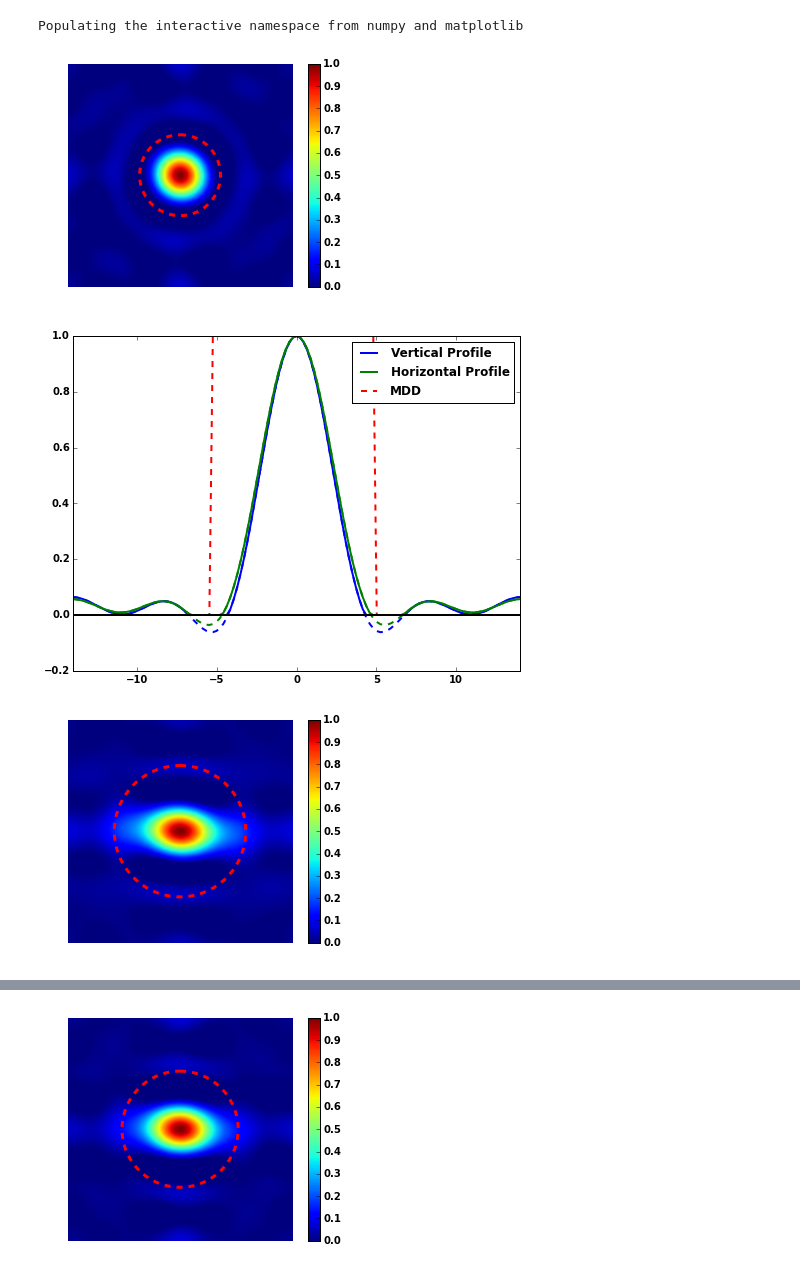
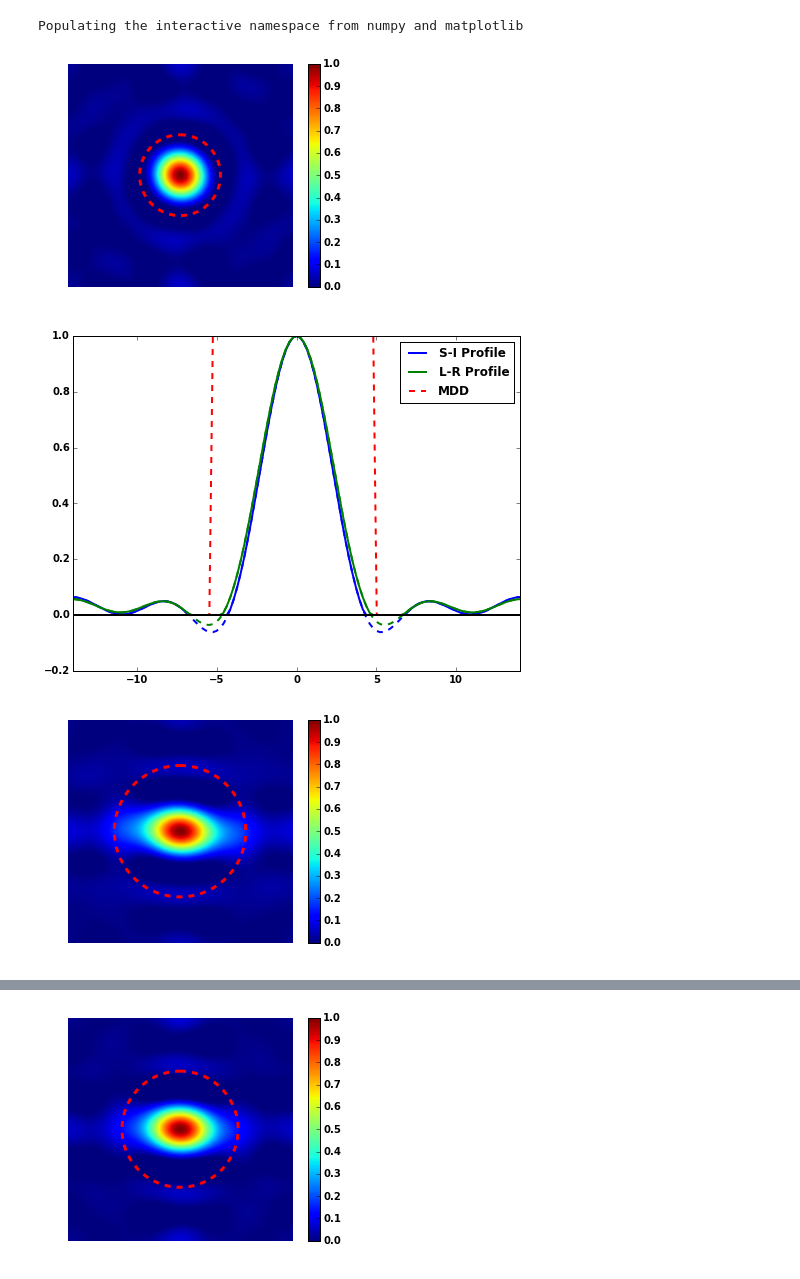
Before and after one commit to mcnablab/DSIQspace, a Jupyter notebook: s-pdf-figure2.ipynb, the cells around one changed output, grey strips where cells are left out. Drawn from its saved outputs; the diff is of its cells as text; code cells hidden in the pictures.

Commit message:
Modified legends for figure 2. For figure 6 the tracking works now.

```diff
--- a/s-pdf-figure2.ipynb
+++ b/s-pdf-figure2.ipynb
@@ -51,34 +51,34 @@ for ii in np.arange(fnArr.shape[0]):
     figure();
     imshow(pdfslice_clipped);
     circle = Circle((qgridsz//2, qgridsz//2), radius = rend, color = 'r', fill=False, linestyle = 'dashed', linewidth=3.)
     gca().add_artist(circle)
     axis('off');
     colorbar();
     savename = 'figure2/' + fn + '_pdfslice.png';
     savefig(savename, dpi = 600)
 
     # Plot pdf profile
     fig = figure();
     fig.set_size_inches([8, 6])
 
     x = np.linspace(-fov / 2., fov / 2., num = qgridsz) # Unit: mm
     xvis = x * 10**3; # Unit: um. Use xvis for visualization
 
     mddrect = np.zeros(xvis.shape);
     mddrect[qgridsz//2 - rend : qgridsz//2 + rend] = 1;
 
-    plot(xvis, pdfprofile_v_clipped, 'b', linewidth=2, label='Vertical Profile')
+    plot(xvis, pdfprofile_v_clipped, 'b', linewidth=2, label='S-I Profile')
     plot(xvis, pdfprofile_v, 'b--', linewidth=2)
-    plot(xvis, pdfprofile_h_clipped, 'g', linewidth=2, label='Horizontal Profile')
+    plot(xvis, pdfprofile_h_clipped, 'g', linewidth=2, label='L-R Profile')
     plot(xvis, pdfprofile_h, 'g--', linewidth=2)
     plot(xvis, mddrect, 'r--', linewidth=2, label='MDD')
     plot(xvis, np.zeros(xvis.shape), 'k', linewidth=2)
 
     xlim(xvis.min(), xvis.max())
     legend()
     savename = 'figure2/' + fn + '_pdfprofile.png';
     savefig(savename, dpi = 600)
 # %% [output]
 [figure]
-[figure, old version]
+[figure, new version]
 [figure]
```
Also changed, not shown: parts of 1 cell of this notebook, 4 other files.
